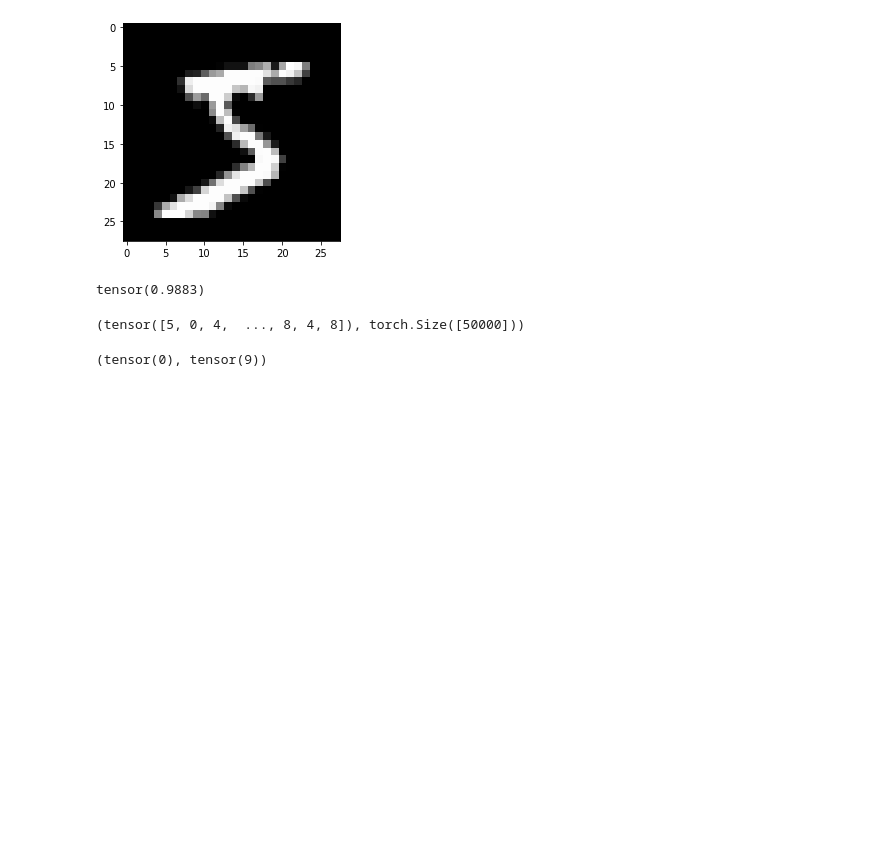
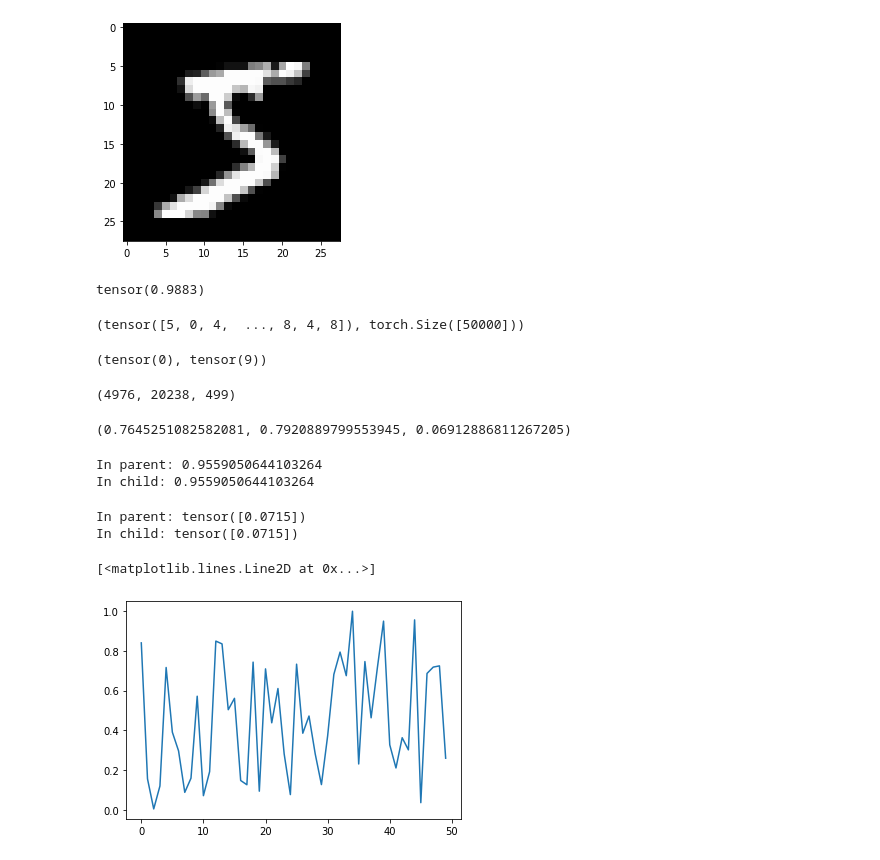
Before and after one commit to daspartho/fastai-part2, a Jupyter notebook: matmul.ipynb, the cells around one changed output. Drawn from its saved outputs; the diff is of its cells as text; code cells hidden in the pictures; blank space fills up the shorter version.

```diff
--- a/matmul.ipynb
+++ b/matmul.ipynb
@@ -133,3 +133,52 @@ y_train, y_train.shape
 y_train.min(), y_train.max()
 # %% [output]
 (tensor(0), tensor(9))
+# %%
+rnd_state = None
+def seed(a):
+    global rnd_state
+    a, x = divmod(a, 30268)
+    a, y = divmod(a, 30306)
+    a, z = divmod(a, 30322)
+    rnd_state = int(x)+1, int(y)+1, int(z)+1
+# %%
+seed(457428938475)
+rnd_state
+# %% [output]
+(4976, 20238, 499)
+# %%
+def rand():
+    global rnd_state
+    x, y, z = rnd_state
+    x = (171 * x) % 30269
+    y = (172 * y) % 30307
+    z = (170 * z) % 30323
+    rnd_state = x,y,z
+    return (x/30269 + y/30307 + z/30323) % 1.0
+# %%
+rand(),rand(),rand()
+# %% [output]
+(0.7645251082582081, 0.7920889799553945, 0.06912886811267205)
+# %%
+if os.fork():
+    print(f'In parent: {rand()}')
+else:
+    print(f'In child: {rand()}')
+    os._exit(os.EX_OK)
+# %% [output]
+In parent: 0.9559050644103264
+In child: 0.9559050644103264
+# %%
+if os.fork():
+    print(f'In parent: {torch.rand(1)}')
+else:
+    print(f'In child: {torch.rand(1)}')
+    os._exit(os.EX_OK)
+# %% [output]
+In parent: tensor([0.0715])
+In child: tensor([0.0715])
+# %%
+plt.plot([rand() for _ in range(50)])
+# %% [output]
+[<matplotlib.lines.Line2D at 0x...>]
+[figure, added]
```
Also changed, not shown: parts of 5 cells of this notebook.
